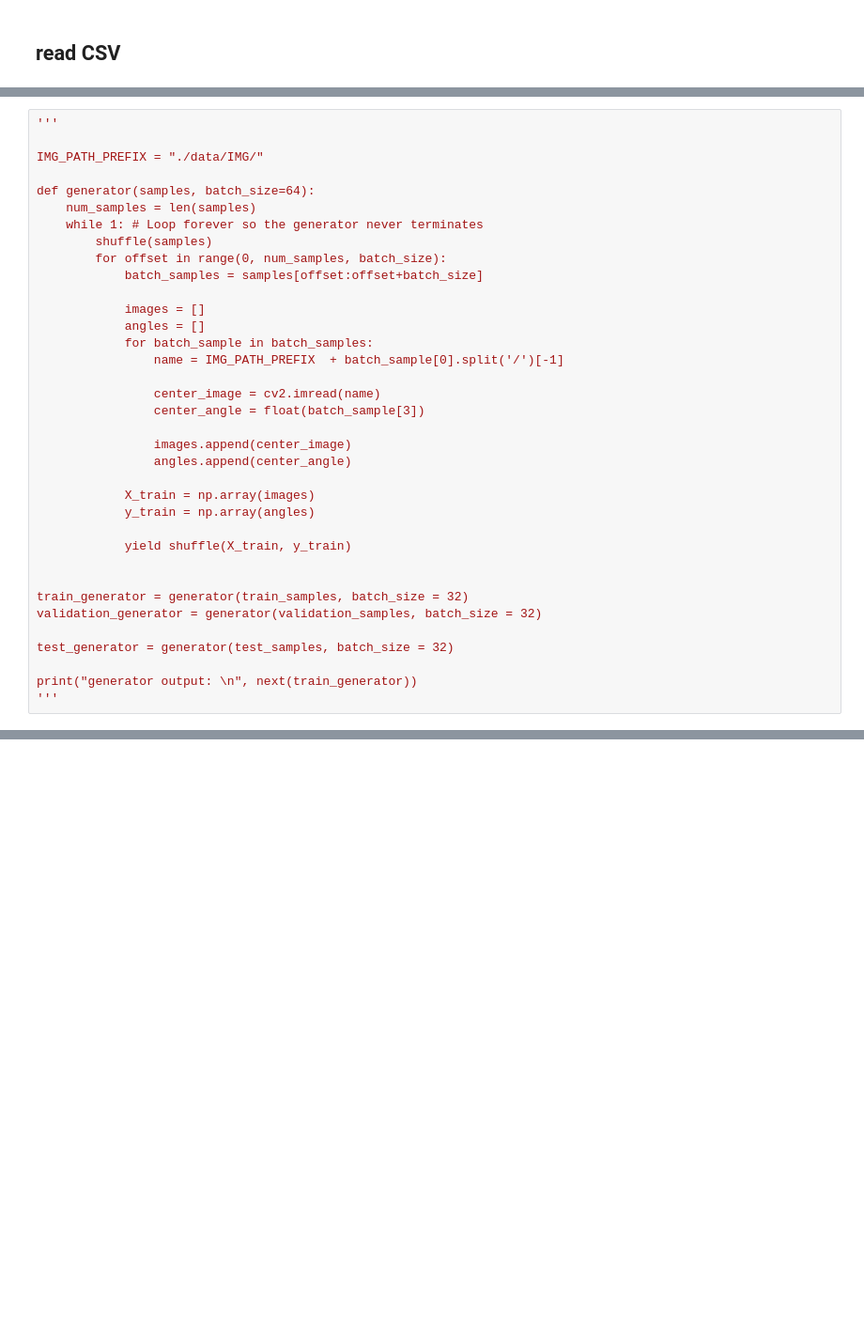
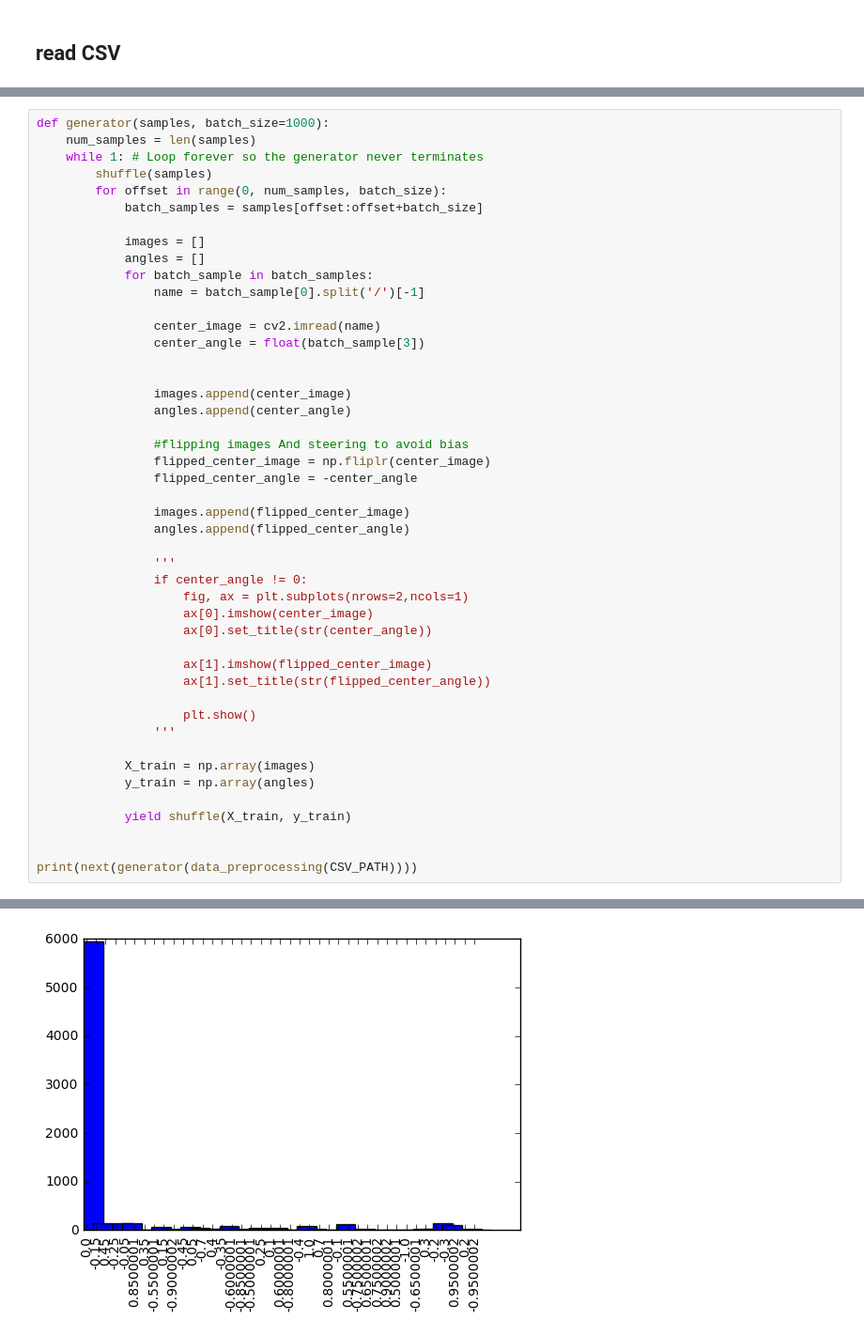
Before and after one commit to zwh42/Behavioral-Cloning, a Jupyter notebook: FlowSetup.ipynb, the cells around one changed output, grey strips where cells are left out. Shown at 94% size. Drawn from its saved outputs; the diff is of its cells as text; blank space fills up the shorter version.

```diff
--- a/FlowSetup.ipynb
+++ b/FlowSetup.ipynb
@@ -45,9 +85,5 @@ print(train_samples[0])
 # %%
-'''
-
-IMG_PATH_PREFIX = "./data/IMG/"
-
-def generator(samples, batch_size=64):
+def generator(samples, batch_size=1000):
     num_samples = len(samples)
     while 1: # Loop forever so the generator never terminates
         shuffle(samples)
@@ -57,13 +93,33 @@ def generator(samples, batch_size=64):
             images = []
             angles = []
             for batch_sample in batch_samples:
-                name = IMG_PATH_PREFIX  + batch_sample[0].split('/')[-1]
+                name = batch_sample[0].split('/')[-1]
 
                 center_image = cv2.imread(name)
                 center_angle = float(batch_sample[3])
 
+
                 images.append(center_image)
                 angles.append(center_angle)
+
+                #flipping images And steering to avoid bias
+                flipped_center_image = np.fliplr(center_image)
+                flipped_center_angle = -center_angle
+
+                images.append(flipped_center_image)
+                angles.append(flipped_center_angle)
+
+                '''
+                if center_angle != 0:
+                    fig, ax = plt.subplots(nrows=2,ncols=1)
+                    ax[0].imshow(center_image)
+                    ax[0].set_title(str(center_angle))
+
+                    ax[1].imshow(flipped_center_image)
+                    ax[1].set_title(str(flipped_center_angle))
+
+                    plt.show()
+                '''
 
             X_train = np.array(images)
             y_train = np.array(angles)
@@ -71,11 +127,5 @@ def generator(samples, batch_size=64):
             yield shuffle(X_train, y_train)
 
 
-train_generator = generator(train_samples, batch_size = 32)
-validation_generator = generator(validation_samples, batch_size = 32)
-
-test_generator = generator(test_samples, batch_size = 32)
-
-print("generator output: \n", next(train_generator))
-'''
+print(next(generator(data_preprocessing(CSV_PATH))))
 # %% [output]
@@ -82,0 +133 @@ print("generator output: \n", next(train_generator))
+[figure, added]
```
Also changed, not shown: parts of 10 cells of this notebook, 1 other file.
